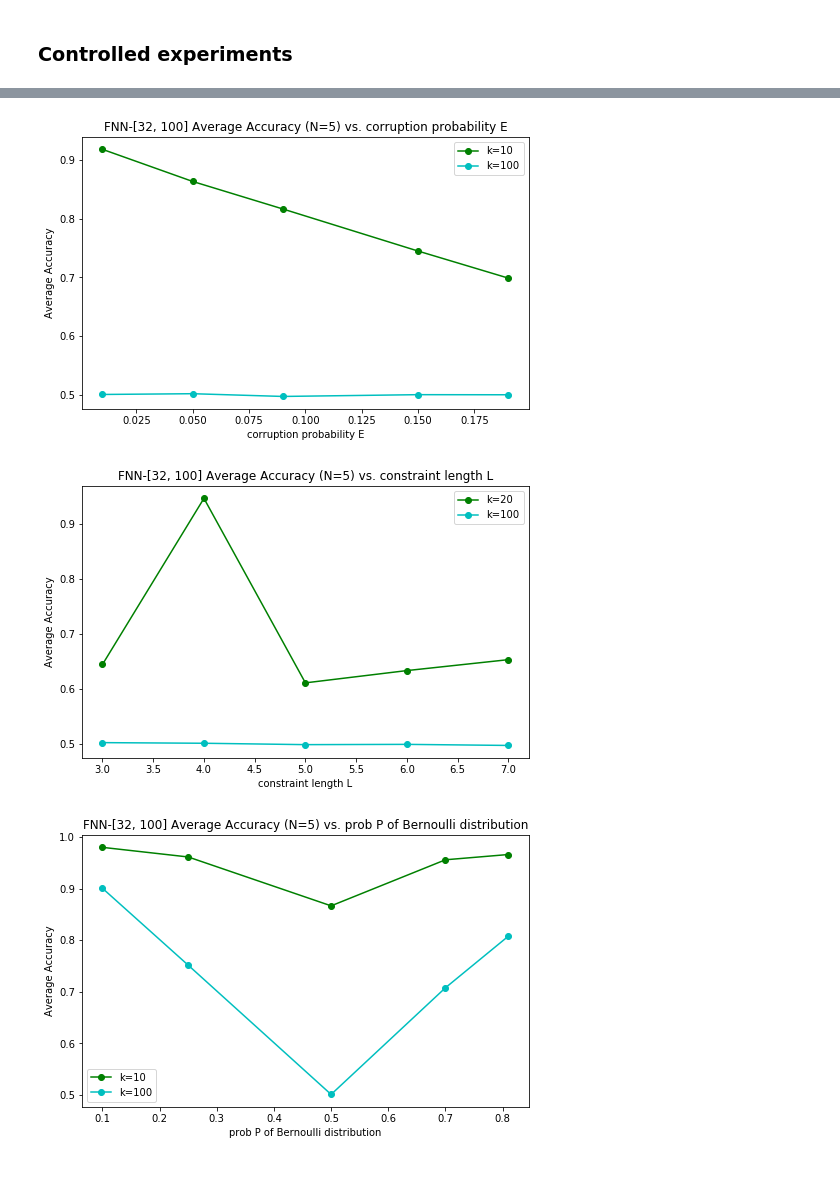
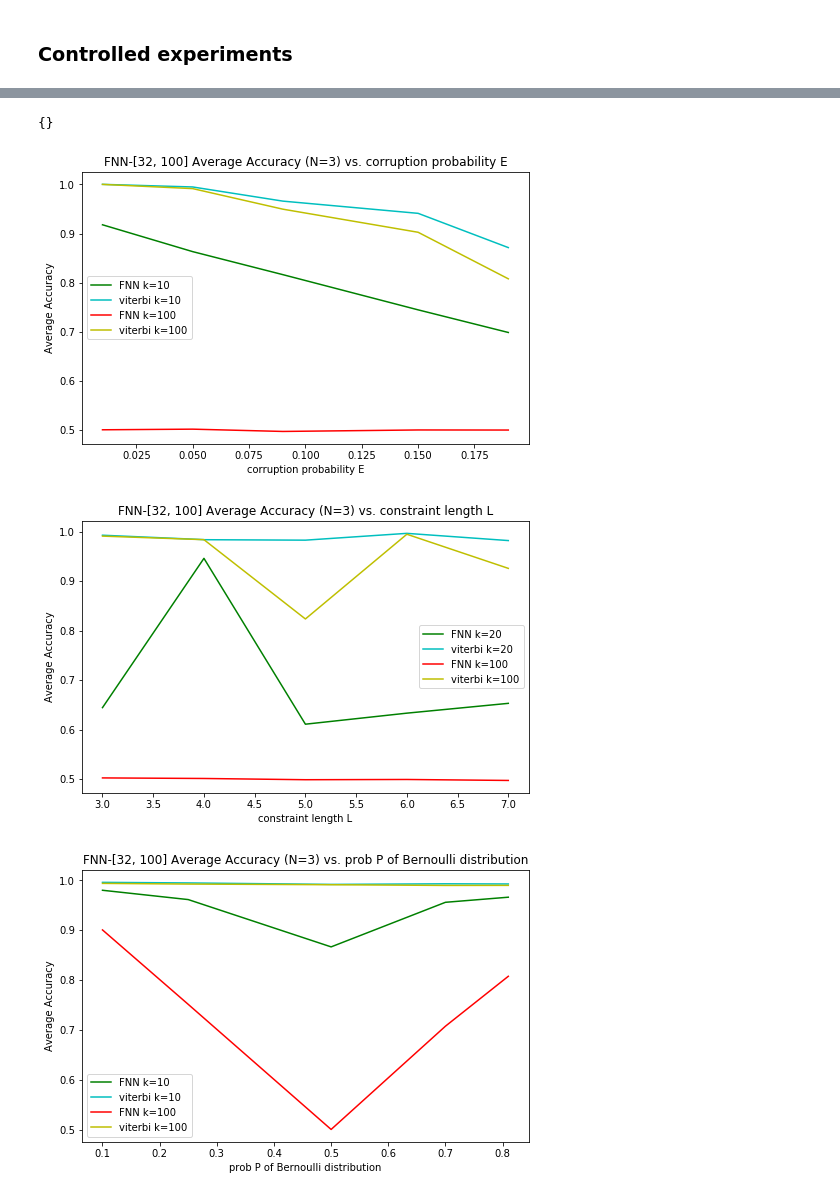
Before and after one commit to Gan-Tu/radioML, a Jupyter notebook: notebooks/ecc-v3.ipynb, the cells around one changed output, grey strips where cells are left out. Cells and saved outputs as stored; diff of their text form; code cells hidden in the pictures.

Commit message:
update v3 results

```diff
--- a/notebooks/ecc-v3.ipynb
+++ b/notebooks/ecc-v3.ipynb
@@ -227,7 +227,7 @@ def accuracy(y, y_pred, argmax=False, viterbi=False):
     y_pred_binary = y_pred
 
     if viterbi:
-        y_pred_binary = [p[:y.shape[1]] for p in y]
+        y_pred_binary = [p[:y.shape[1]] for p in y_pred]
     elif argmax:
         y_pred_binary = np.vstack([np.argmax(p, axis=1) for p in y_pred])
         assert y.shape == y_pred_binary.shape, "prediction and ground truth must \
@@ -511,11 +549,16 @@ Performing experiments over k = 100.0
+# %%
+all_experiment_results
+# %% [output]
+{}
 # %%
-for var in "elp":
+for var in "elpk":
     graph_experiment_accuracy(all_experiment_results[var],
-                              isK=False,
+                              isK=var=="k",
+                              variable_name=var,
                               title=title_str.format(fnn_str, average_N, variable_desc[var]),
                               xlabel=variable_desc[var],
                               ylabel="Average Accuracy")
 # %% [output]
-[figure, old version]
+[figure, new version]
-[figure, old version]
+[figure, new version]
-[figure, old version]
+[figure, new version]
```
Also changed, not shown: parts of 9 cells of this notebook, 8 other files.
